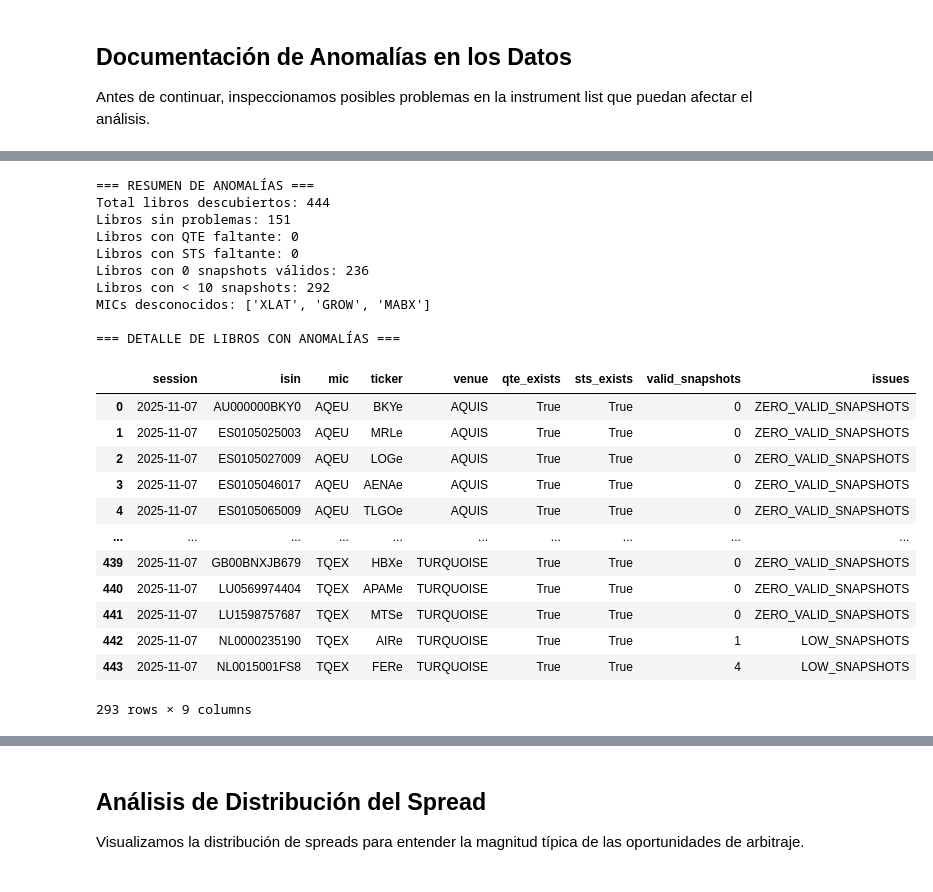
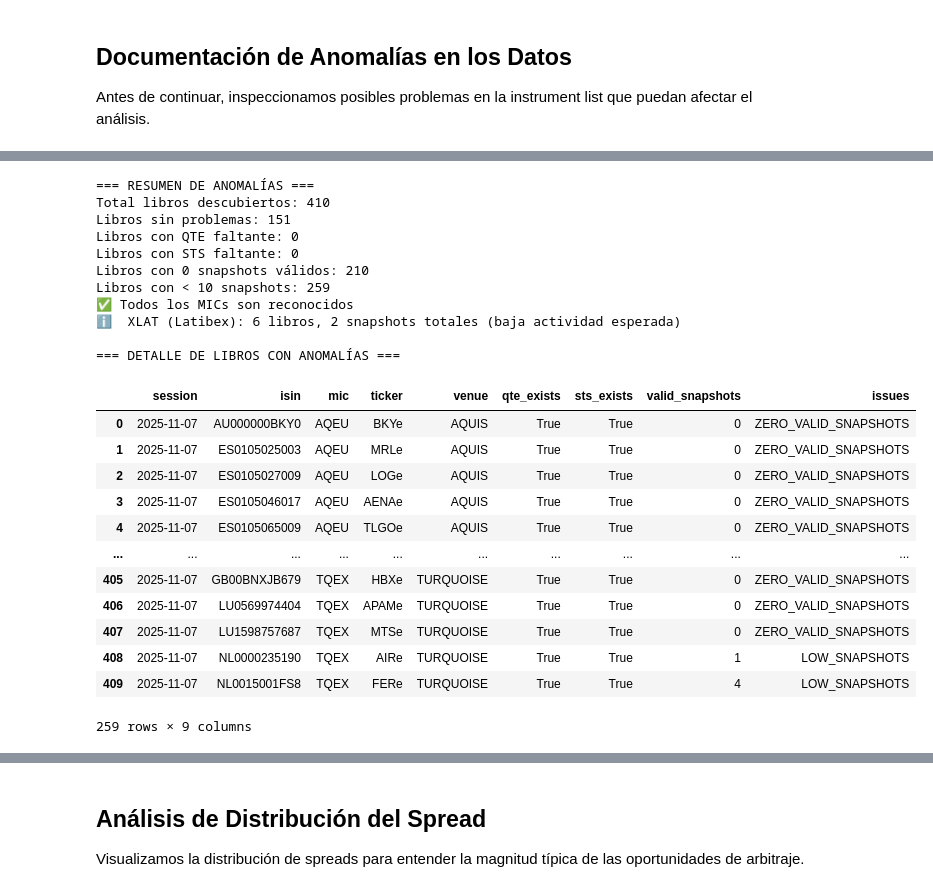
Before and after one commit to rodovilllapa210/PracticaRV, a Jupyter notebook: PracticaRV.ipynb, the cells around one changed output, grey strips where cells are left out. Drawn from its saved outputs; the diff is of its cells as text; code cells hidden in the pictures.

```diff
--- a/PracticaRV.ipynb
+++ b/PracticaRV.ipynb
@@ -80,8 +116,13 @@ def parse_order_book_from_filename(path: Path) -> Dict[str, str]:
 
 
 def discover_order_books(root: Path) -> pd.DataFrame:
-    """Recorre DATA_ROOT y detecta todos los order books disponibles (según archivos QTE)."""
+    """Recorre DATA_ROOT y detecta todos los order books disponibles (según archivos QTE).
+
+    Filtra MIC clasificadores (MABX, GROW) que no son venues operativos.
+    """
     rows = []
+    skipped_classifiers = 0
+
     for venue_dir in sorted(root.glob("*_*")):
         if not venue_dir.is_dir():
             continue
@@ -89,6 +130,12 @@ def discover_order_books(root: Path) -> pd.DataFrame:
             meta = parse_order_book_from_filename(qte_path)
             if meta["file_type"] != "QTE":
                 continue
+
+            # Filtrar MIC clasificadores (no son venues operativos)
+            if meta["mic"] in MIC_CLASSIFIERS:
+                skipped_classifiers += 1
+                continue
+
             rows.append(
                 {
                     "session": meta["session"],
@@ -98,6 +145,10 @@ def discover_order_books(root: Path) -> pd.DataFrame:
                     "venue": MIC_TO_VENUE.get(meta["mic"], venue_dir.name.split("_")[0]),
                 }
             )
+
+    if skipped_classifiers > 0:
+        print(f"ℹ️  Filtrados {skipped_classifiers} archivos con MIC clasificadores (MABX, GROW)")
+
     return pd.DataFrame(rows).drop_duplicates().reset_index(drop=True)
 
 
@@ -293,7 +385,11 @@ for _, row in books_available.iterrows():
     book_id = build_book_id(row["session"], row["isin"], row["mic"], row["ticker"])
     issues = []
 
-    # 1) Verificar si existe archivo QTE
+    # 1) Verificar si es un MIC clasificador (no debería llegar aquí tras el filtro)
+    if row["mic"] in MIC_CLASSIFIERS:
+        issues.append("MIC_CLASSIFIER_NOT_OPERATIONAL")
+
+    # 2) Verificar si existe archivo QTE
     try:
         qte_path = resolve_book_path(book_id, "QTE")
         qte_exists = qte_path.exists()
@@ -301,7 +397,7 @@ for _, row in books_available.iterrows():
         qte_exists = False
         issues.append("QTE_MISSING")
 
-    # 2) Verificar si existe archivo STS
+    # 3) Verificar si existe archivo STS
     try:
         sts_path = resolve_book_path(book_id, "STS")
         sts_exists = sts_path.exists()
@@ -309,7 +405,7 @@ for _, row in books_available.iterrows():
         sts_exists = False
         issues.append("STS_MISSING")
 
-    # 3) Contar snapshots válidos (si ambos archivos existen)
+    # 4) Contar snapshots válidos (si ambos archivos existen)
     valid_snapshots = 0
     if qte_exists and sts_exists:
         try:
@@ -326,9 +422,13 @@ for _, row in books_available.iterrows():
         except Exception as e:
             issues.append(f"PROCESSING_ERROR: {type(e).__name__}")
 
-    # 4) Verificar MIC desconocido
+    # 5) Verificar MIC desconocido (no está en MIC_TO_VENUE)
     if row["mic"] not in MIC_TO_VENUE:
         issues.append("UNKNOWN_MIC")
+
+    # 6) Marcar XLAT como baja actividad (esperado)
+    if row["mic"] == "XLAT" and valid_snapshots < 100:
+        issues.append("LOW_ACTIVITY_XLAT_EXPECTED")
 
     anomalies.append({
         "session": row["session"],
@@ -342,44 +442,55 @@ for _, row in books_available.iterrows():
         "issues": ", ".join(issues) if issues else "OK",
     })
 
 anomalies_df = pd.DataFrame(anomalies)
 
 # Resumen de anomalías
 print("=== RESUMEN DE ANOMALÍAS ===")
 print(f"Total libros descubiertos: {len(anomalies_df)}")
 print(f"Libros sin problemas: {(anomalies_df['issues'] == 'OK').sum()}")
 print(f"Libros con QTE faltante: {(~anomalies_df['qte_exists']).sum()}")
 print(f"Libros con STS faltante: {(~anomalies_df['sts_exists']).sum()}")
 print(f"Libros con 0 snapshots válidos: {(anomalies_df['valid_snapshots'] == 0).sum()}")
 print(f"Libros con < 10 snapshots: {(anomalies_df['valid_snapshots'] < 10).sum()}")
-print(f"MICs desconocidos: {anomalies_df[anomalies_df['issues'].str.contains('UNKNOWN_MIC', na=False)]['mic'].unique().tolist()}")
+
+# Análisis de MICs
+unknown_mics = anomalies_df[anomalies_df['issues'].str.contains('UNKNOWN_MIC', na=False)]['mic'].unique().tolist()
+if unknown_mics:
+    print(f"⚠️  MICs desconocidos encontrados: {unknown_mics}")
+else:
+    print("✅ Todos los MICs son reconocidos")
+
+xlat_books = anomalies_df[anomalies_df['mic'] == 'XLAT']
+if not xlat_books.empty:
+    print(f"ℹ️  XLAT (Latibex): {len(xlat_books)} libros, {xlat_books['valid_snapshots'].sum()} snapshots totales (baja actividad esperada)")
 
 print("\n=== DETALLE DE LIBROS CON ANOMALÍAS ===")
 display(anomalies_df[anomalies_df["issues"] != "OK"])
 # %% [output]
 === RESUMEN DE ANOMALÍAS ===
-Total libros descubiertos: 444
+Total libros descubiertos: 410
 Libros sin problemas: 151
 Libros con QTE faltante: 0
 Libros con STS faltante: 0
-Libros con 0 snapshots válidos: 236
-Libros con < 10 snapshots: 292
-MICs desconocidos: ['XLAT', 'GROW', 'MABX']
+Libros con 0 snapshots válidos: 210
+Libros con < 10 snapshots: 259
+✅ Todos los MICs son reconocidos
+ℹ️  XLAT (Latibex): 6 libros, 2 snapshots totales (baja actividad esperada)
 
 === DETALLE DE LIBROS CON ANOMALÍAS ===
 |  | session | isin | mic | ticker | venue | qte_exists | sts_exists | valid_snapshots | issues |
 | 0 | 2025-11-07 | AU000000BKY0 | AQEU | BKYe | AQUIS | True | True | 0 | ZERO_VALID_SNAPSHOTS |
 | 1 | 2025-11-07 | ES0105025003 | AQEU | MRLe | AQUIS | True | True | 0 | ZERO_VALID_SNAPSHOTS |
 | 2 | 2025-11-07 | ES0105027009 | AQEU | LOGe | AQUIS | True | True | 0 | ZERO_VALID_SNAPSHOTS |
 | 3 | 2025-11-07 | ES0105046017 | AQEU | AENAe | AQUIS | True | True | 0 | ZERO_VALID_SNAPSHOTS |
 | 4 | 2025-11-07 | ES0105065009 | AQEU | TLGOe | AQUIS | True | True | 0 | ZERO_VALID_SNAPSHOTS |
 | ... | ... | ... | ... | ... | ... | ... | ... | ... | ... |
-| 439 | 2025-11-07 | GB00BNXJB679 | TQEX | HBXe | TURQUOISE | True | True | 0 | ZERO_VALID_SNAPSHOTS |
-| 440 | 2025-11-07 | LU0569974404 | TQEX | APAMe | TURQUOISE | True | True | 0 | ZERO_VALID_SNAPSHOTS |
-| 441 | 2025-11-07 | LU1598757687 | TQEX | MTSe | TURQUOISE | True | True | 0 | ZERO_VALID_SNAPSHOTS |
-| 442 | 2025-11-07 | NL0000235190 | TQEX | AIRe | TURQUOISE | True | True | 1 | LOW_SNAPSHOTS |
-| 443 | 2025-11-07 | NL0015001FS8 | TQEX | FERe | TURQUOISE | True | True | 4 | LOW_SNAPSHOTS |
+| 405 | 2025-11-07 | GB00BNXJB679 | TQEX | HBXe | TURQUOISE | True | True | 0 | ZERO_VALID_SNAPSHOTS |
+| 406 | 2025-11-07 | LU0569974404 | TQEX | APAMe | TURQUOISE | True | True | 0 | ZERO_VALID_SNAPSHOTS |
+| 407 | 2025-11-07 | LU1598757687 | TQEX | MTSe | TURQUOISE | True | True | 0 | ZERO_VALID_SNAPSHOTS |
+| 408 | 2025-11-07 | NL0000235190 | TQEX | AIRe | TURQUOISE | True | True | 1 | LOW_SNAPSHOTS |
+| 409 | 2025-11-07 | NL0015001FS8 | TQEX | FERe | TURQUOISE | True | True | 4 | LOW_SNAPSHOTS |
-293 rows × 9 columns
+259 rows × 9 columns
 # %%
 # ---- Paso 2.2: Construir la consolidated tape (índice temporal + bids/asks/tamaños por mic) ----
 quotes_all = pd.concat(clean_quote_frames, ignore_index=True)
```
Also changed, not shown: parts of 17 cells of this notebook, 4 other files.
